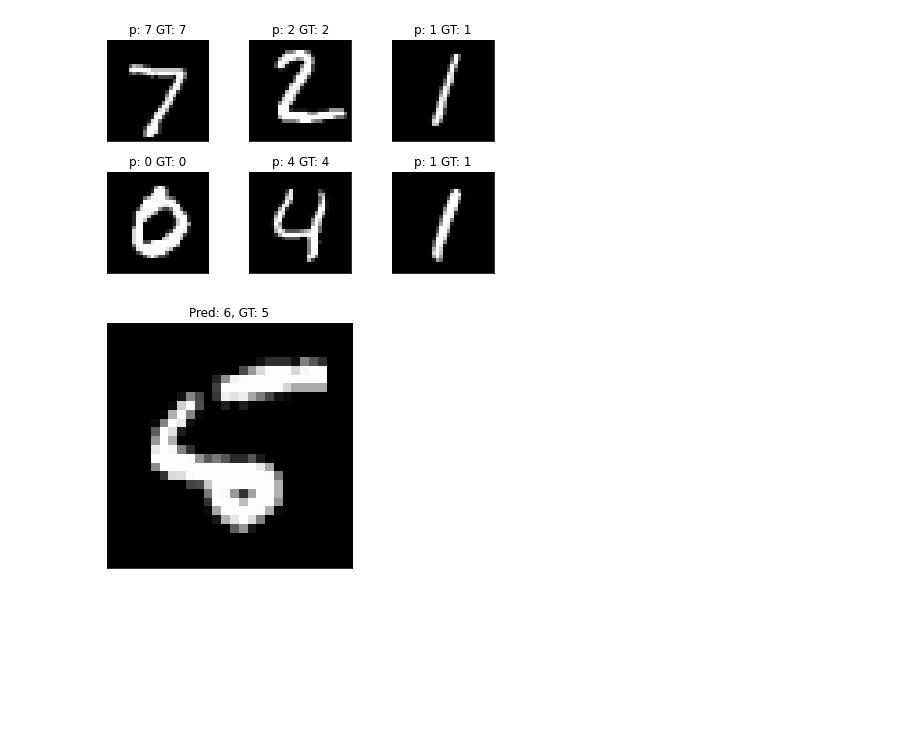
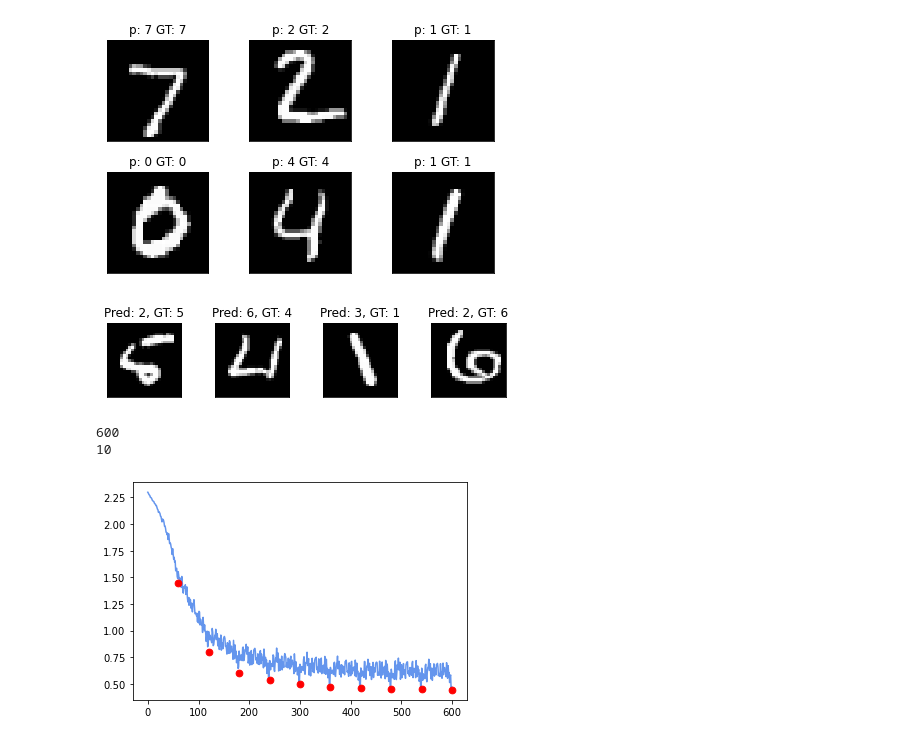
Before and after one commit to cielixer/vilab-ml-study, a Jupyter notebook: ch8/MNIST_cnn_ex.ipynb, the cells around one changed output. Cells and saved outputs as stored; diff of their text form; code cells hidden in the pictures; blank space fills up the shorter version.

```diff
--- a/ch8/MNIST_cnn_ex.ipynb
+++ b/ch8/MNIST_cnn_ex.ipynb
@@ -21,9 +21,9 @@ if torch.cuda.is_available() == True:
 else:
     device = "cpu"
 
-batch_size = 60
-epoches = 5
-
+batch_size = 1000
+epoches = 10
+print("test")
 # Compose multiple transformation to one(by using list)
 transform=transforms.Compose([
     transforms.ToTensor(), # convert image to torch tensor
@@ -88,8 +89,9 @@ class Net(nn.Module):
         x = self.fc2(x)
         return F.log_softmax(x, dim=1)
 # %%
-train_loss = []
+train_losses = []
 test_losses = []
+acc = []
 
 def train(model, train_loader, optimizer, epoch):
     model.train()
@@ -98,9 +100,10 @@ def train(model, train_loader, optimizer, epoch):
         optimizer.zero_grad()
         output = model(data)
         loss = F.nll_loss(output, target)
+        train_losses.append(loss.item())
         loss.backward()
         optimizer.step()
-        if batch_idx % 100 == 0:
+        if batch_idx % 10 == 0:
             print(f'Train Epoch: {epoch} [{batch_idx * len(data)}/{len(train_loader.dataset)}] Loss: {loss.item()}')
 
 def test(model, test_loader):
@@ -115,8 +118,10 @@ def test(model, test_loader):
             pred = output.argmax(dim=1, keepdim=True)
             correct += pred.eq(target.view_as(pred)).sum().item()
     test_loss /= len(test_loader.dataset)
+    test_losses.append(test_loss)
 
     print(f'Test : Average loss = {test_loss:.4f}, Accuracy:{correct}/{len(test_loader.dataset)} ({100.0 * correct/len(test_loader.dataset)}%)\n')
+    acc.append(100.0 * correct/len(test_loader.dataset))
 # %%
 model = Net().to(device)
 optimizer = optim.Adadelta(model.parameters(), lr=0.01)
@@ -162,18 +167,36 @@ fig.show()
 # %%
 wrong_idx = []
 
 for i in range(len(example_data)):
     if output.data.max(1, keepdim=True)[1][i].item() != example_targets[i]:
         wrong_idx.append(i)
 
 fig = plt.figure()
-for i in range(len(wrong_idx)):
-    plt.subplot(1, len(wrong_idx), i+1)
+wrong_sz = len(wrong_idx)
+if wrong_sz > 4:
+    wrong_sz = 4
+for i in range(wrong_sz):
+    plt.subplot(1, wrong_sz, i+1)
     plt.tight_layout()
     plt.imshow(example_data[wrong_idx[i]][0], cmap='gray', interpolation='none')
     plt.title(f"Pred: {output.data.max(1, keepdim=True)[1][wrong_idx[i]].item()}, GT: {example_targets[wrong_idx[i]]}")
     plt.xticks([])
     plt.yticks([])
+
 fig.show()
 # %% [output]
-[figure, old version]
+[figure, new version]
+# %%
+print(len(train_losses))
+print(len(test_losses))
+
+x = np.arange(0, len(train_losses))
+plt.plot(x, train_losses, color='cornflowerblue', zorder=1)
+for i in range(len(test_losses)):
+    plt.scatter((i+1) * int(len(train_losses)/len(test_losses)),test_losses[i], s=45, color='red', zorder=2)
+
+plt.show()
+# %% [output]
+600
+10
+[figure, added]
```
Also changed, not shown: parts of 4 cells of this notebook, 1 other file.
